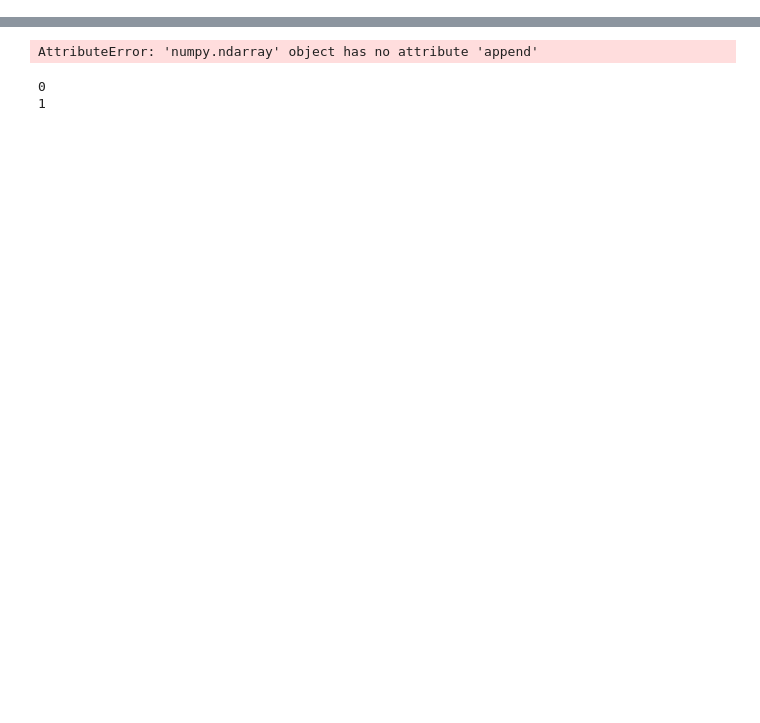
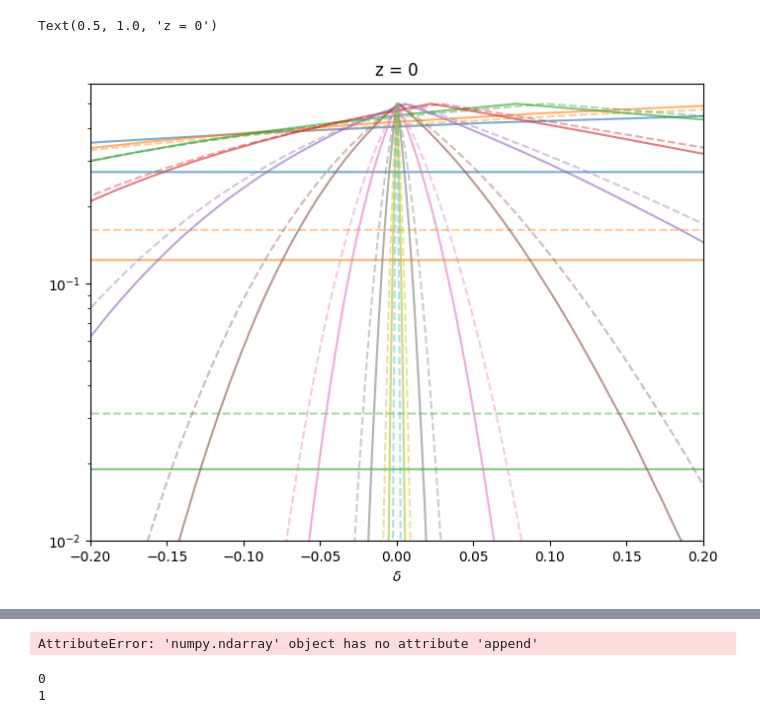
Before and after one commit to yipihey/LagrangianPhaseSpaceSheetEasy, a Jupyter notebook: Pysco_Interactive_Sheet.ipynb, the cells around one changed output, grey strips where cells are left out. Cells and saved outputs as stored; diff of their text form; code cells hidden in the pictures; blank space fills up the shorter version.

```diff
--- a/Pysco_Interactive_Sheet.ipynb
+++ b/Pysco_Interactive_Sheet.ipynb
@@ -158,0 +356,19 @@ vol2.shape, vol3.shape, vol4.shape
+# %%
+import itertools
+color_cycle = itertools.cycle(plt.rcParams['axes.prop_cycle'].by_key()['color'])
+color1 = next(color_cycle)
+
+for i, cdf in enumerate(volCDFs):
+    cdf4 = vol4CDFs[i]
+    cdf2 = vol2CDFs[i]
+#    print(blengths[i]/128 , cdf.std())
+    plt.semilogy(1/cdf2.f.x[15:-15]-1, cdf2.pcdf(cdf2.f.x[15:-15]),alpha=0.6,color=color1)
+    color1 = next(color_cycle)
+    plt.semilogy(1/cdf4.f.x[15:-15]-1, cdf4.pcdf(cdf4.f.x[15:-15]),'--',lw=1.5,alpha=0.4,color=color1)
+plt.ylim(1e-2,0.6)
+plt.xlim(-.2, .2)
+plt.xlabel(r"$\delta$")
+plt.title(f"z = {param['z_start']:.3g}")
+# %% [output]
+Text(0.5, 1.0, 'z = 0')
+[figure, added]
```
Also changed, not shown: parts of 20 cells of this notebook.
